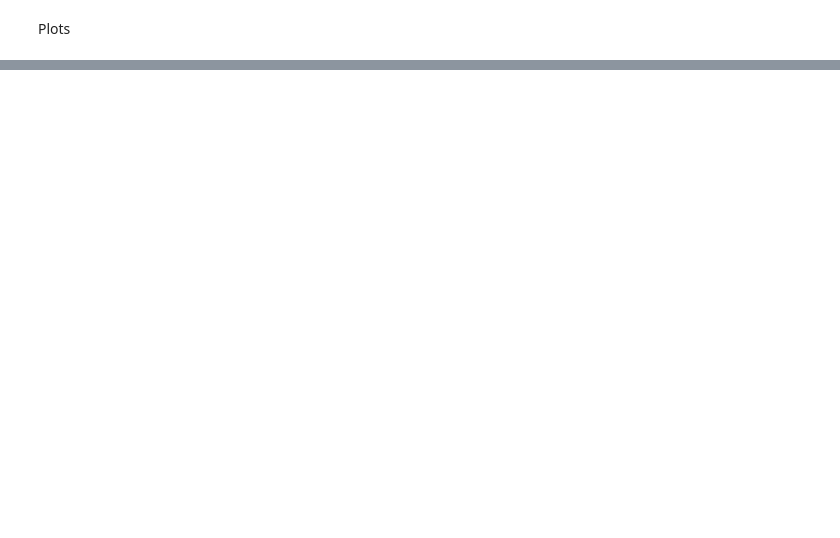
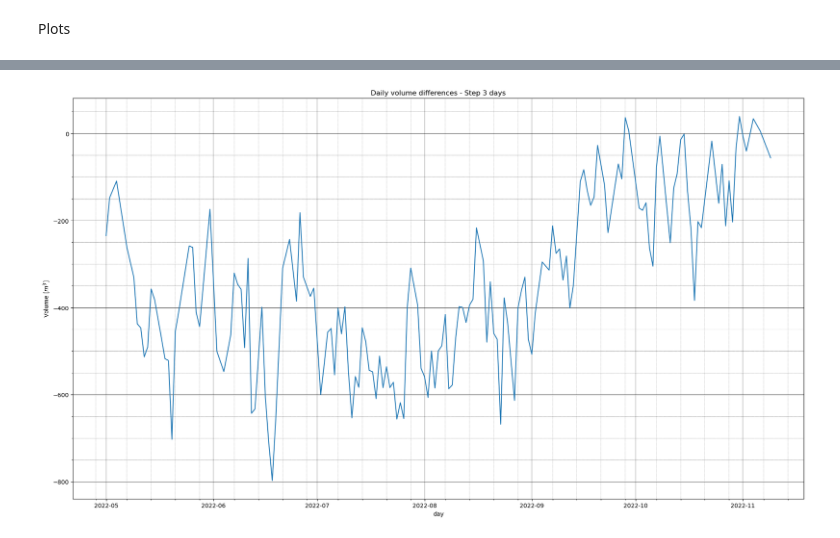
Before and after one commit to franioli/icepy4d, a Jupyter notebook: tools/volumes/volumes.ipynb, the cells around one changed output, grey strips where cells are left out. Cells and saved outputs as stored; diff of their text form; code cells hidden in the pictures; blank space fills up the shorter version.

```diff
--- a/tools/volumes/volumes.ipynb
+++ b/tools/volumes/volumes.ipynb
@@ -101,0 +94,21 @@ fig.savefig(out_dir / f"{fout_name}_daily_diff_norm_cumulated.png", dpi=300)
+# %%
+# Daily volumes
+fig, ax = plt.subplots()
+fig.set_tight_layout(True)
+
+ax.grid(visible=True, which="both")
+ax.plot(df["date_in"], df["volume_daily_normalized"])
+ax.set_xlabel("day")
+ax.set_ylabel("Volume [$m^3$]")
+ax.set_title(f"Daily volume differences - Step {TSTEP} days")
+ax.grid(True)
+ax.minorticks_on()
+ax.grid(which='major', axis ='y', linewidth='0.5', color='black')
+ax.grid(which='major', axis ='x', linewidth='0.3', color='black')
+ax.grid(which='minor', axis ='y', linestyle=':', linewidth='0.5', color='black')
+ax.grid(which='minor', axis ='x', linestyle=':', linewidth='0.3', color='black')
+ax.xaxis.set_minor_locator(DayLocator(bymonthday=[1,7,14,21,28], interval=1, tz=None))
+fig.set_size_inches(18.5, 10.5)
+fig.savefig(out_dir / f"{fout_name}_daily_diff_norm.png", dpi=300)
+# %% [output]
+[figure, added]
```
Also changed, not shown: parts of 10 cells of this notebook, 5 other files.
